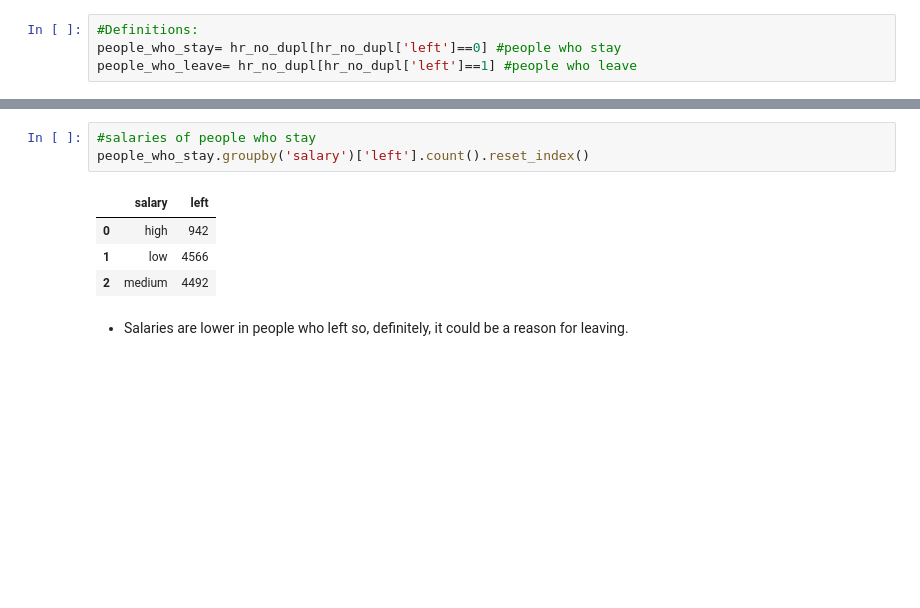
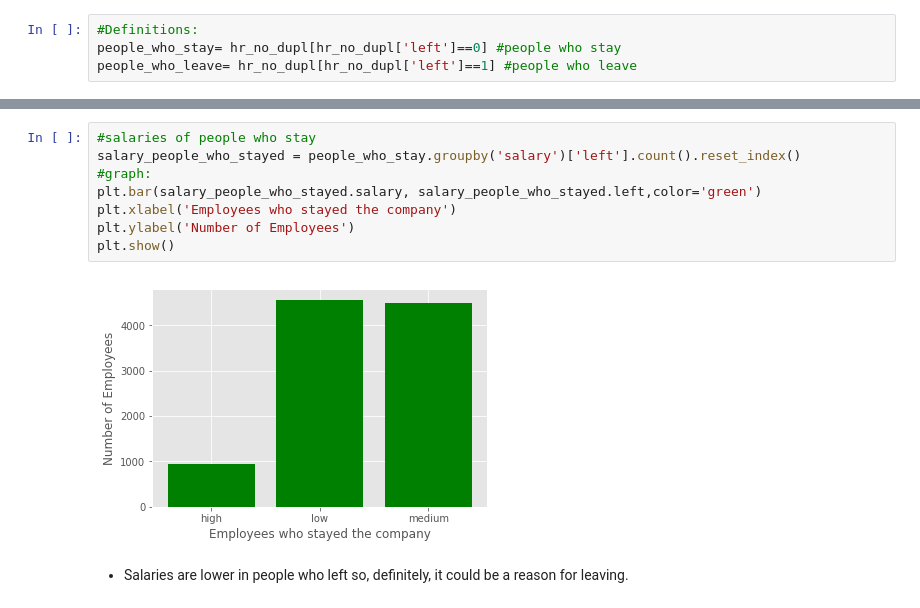
Before and after one commit to MariaGamero/TFM-ReasonsforEmployeeTurnover, a Jupyter notebook: 0.DataScrubbing.ipynb, the cells around one changed output, grey strips where cells are left out. Cells and saved outputs as stored; diff of their text form; blank space fills up the shorter version.

```diff
--- a/0.DataScrubbing.ipynb
+++ b/0.DataScrubbing.ipynb
@@ -344,11 +335,13 @@ people_who_leave.groupby('salary')['left'].count().reset_index()
 # %%
 #salaries of people who stay
-people_who_stay.groupby('salary')['left'].count().reset_index()
+salary_people_who_stayed = people_who_stay.groupby('salary')['left'].count().reset_index()
+#graph:
+plt.bar(salary_people_who_stayed.salary, salary_people_who_stayed.left,color='green')
+plt.xlabel('Employees who stayed the company')
+plt.ylabel('Number of Employees')
+plt.show()
 # %% [output]
-|  | salary | left |
-| 0 | high | 942 |
-| 1 | low | 4566 |
-| 2 | medium | 4492 |
+[figure, added]
 # %% [markdown]
 * Salaries are lower in people who left so, definitely, it could be a reason for leaving.
 # %% [markdown]
```
Also changed, not shown: parts of 17 cells of this notebook.
